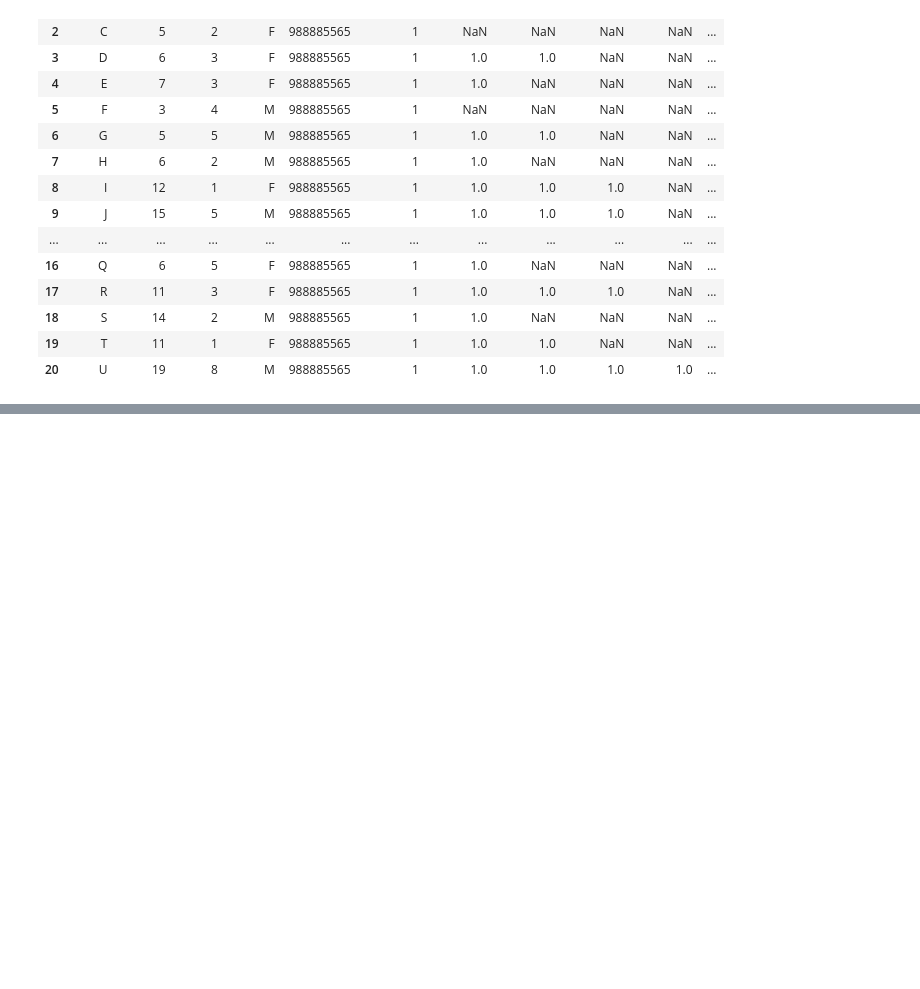
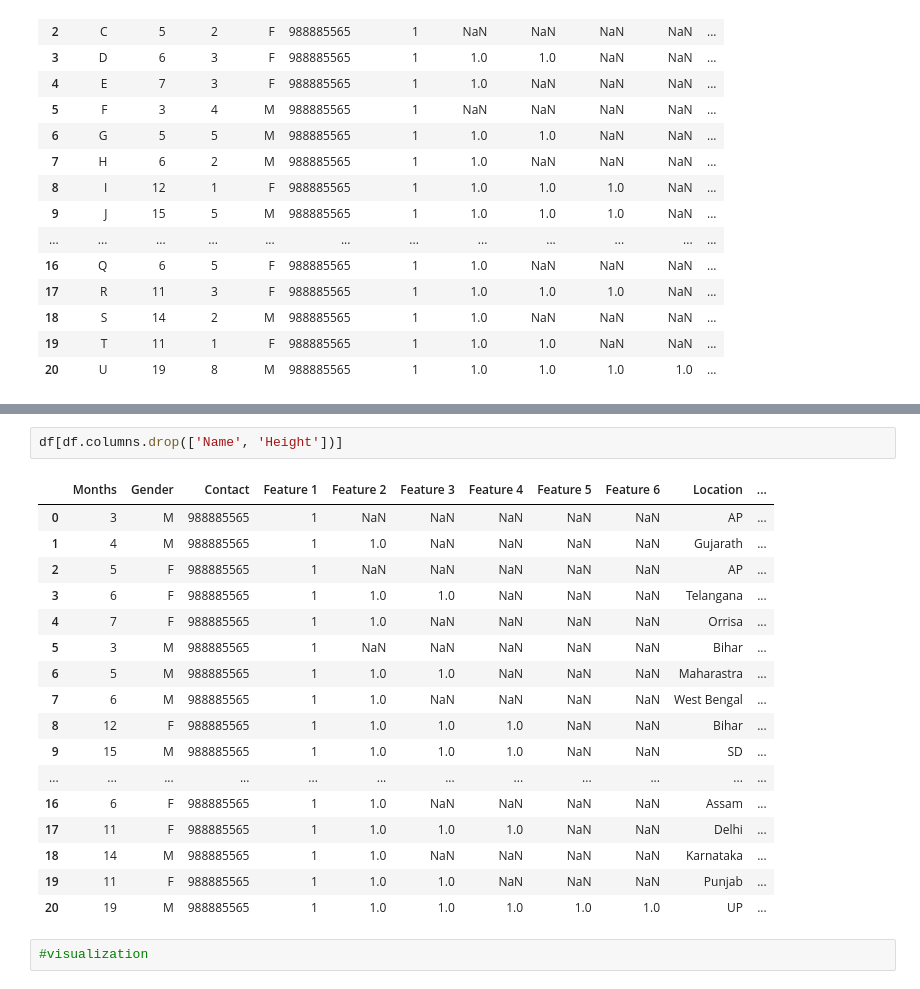
Before and after one commit to Chaitanyadasari/samVikas, a Jupyter notebook: samvikas_hackathon.ipynb, the cells around one changed output, grey strips where cells are left out. Drawn from its saved outputs; the diff is of its cells as text; blank space fills up the shorter version.

```diff
--- a/samvikas_hackathon.ipynb
+++ b/samvikas_hackathon.ipynb
@@ -28,0 +60,22 @@ df
+# %%
+df[df.columns.drop(['Name', 'Height'])]
+# %% [output]
+|  | Months | Gender | Contact | Feature 1 | Feature 2 | Feature 3 | Feature 4 | Feature 5 | Feature 6 | Location | ... |
+| 0 | 3 | M | 988885565 | 1 | NaN | NaN | NaN | NaN | NaN | AP | ... |
+| 1 | 4 | M | 988885565 | 1 | 1.0 | NaN | NaN | NaN | NaN | Gujarath | ... |
+| 2 | 5 | F | 988885565 | 1 | NaN | NaN | NaN | NaN | NaN | AP | ... |
+| 3 | 6 | F | 988885565 | 1 | 1.0 | 1.0 | NaN | NaN | NaN | Telangana | ... |
+| 4 | 7 | F | 988885565 | 1 | 1.0 | NaN | NaN | NaN | NaN | Orrisa | ... |
+| 5 | 3 | M | 988885565 | 1 | NaN | NaN | NaN | NaN | NaN | Bihar | ... |
+| 6 | 5 | M | 988885565 | 1 | 1.0 | 1.0 | NaN | NaN | NaN | Maharastra | ... |
+| 7 | 6 | M | 988885565 | 1 | 1.0 | NaN | NaN | NaN | NaN | West Bengal | ... |
+| 8 | 12 | F | 988885565 | 1 | 1.0 | 1.0 | 1.0 | NaN | NaN | Bihar | ... |
+| 9 | 15 | M | 988885565 | 1 | 1.0 | 1.0 | 1.0 | NaN | NaN | SD | ... |
+| ... | ... | ... | ... | ... | ... | ... | ... | ... | ... | ... | ... |
+| 16 | 6 | F | 988885565 | 1 | 1.0 | NaN | NaN | NaN | NaN | Assam | ... |
+| 17 | 11 | F | 988885565 | 1 | 1.0 | 1.0 | 1.0 | NaN | NaN | Delhi | ... |
+| 18 | 14 | M | 988885565 | 1 | 1.0 | NaN | NaN | NaN | NaN | Karnataka | ... |
+| 19 | 11 | F | 988885565 | 1 | 1.0 | 1.0 | NaN | NaN | NaN | Punjab | ... |
+| 20 | 19 | M | 988885565 | 1 | 1.0 | 1.0 | 1.0 | 1.0 | 1.0 | UP | ... |
+# %%
+#visualization
```
Also changed, not shown: parts of 3 cells of this notebook.
